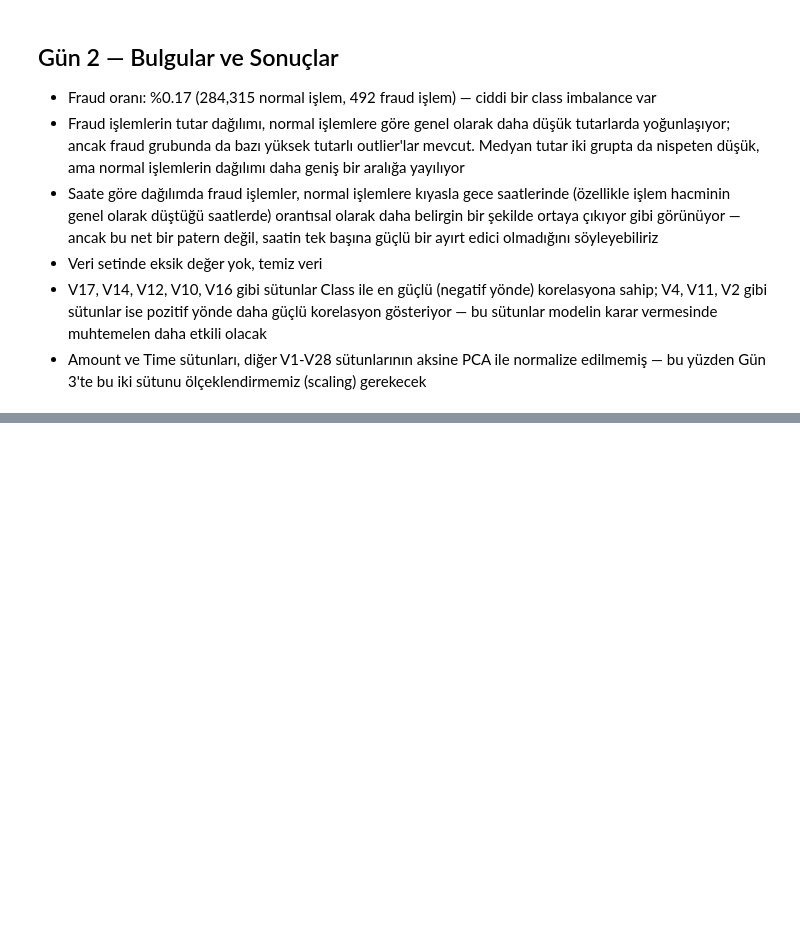
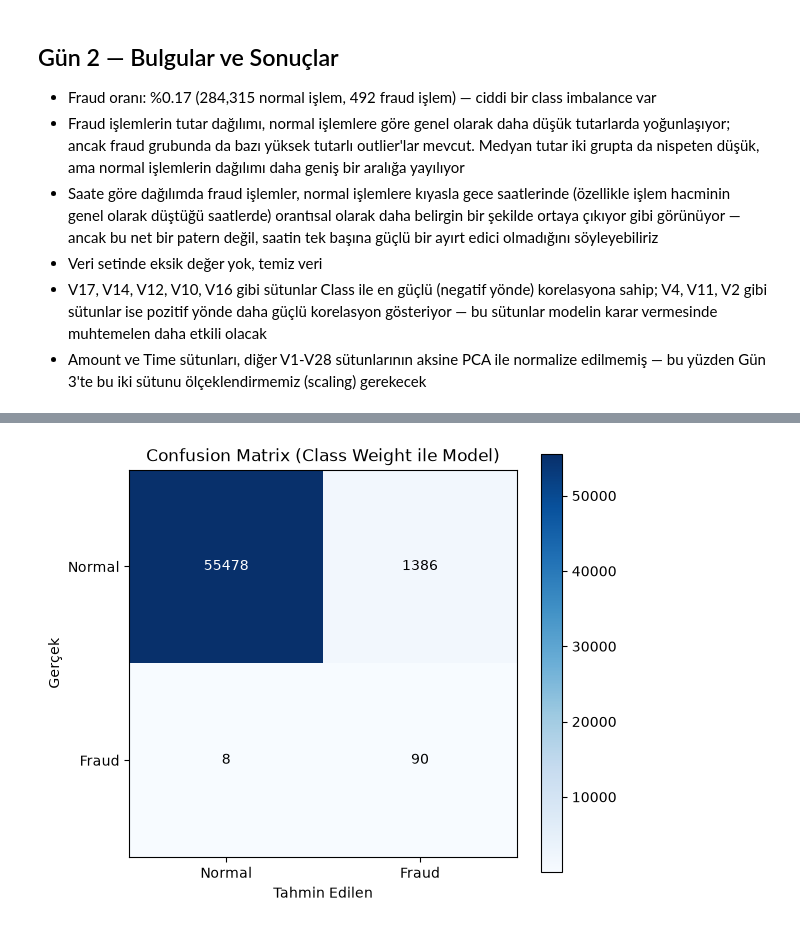
Before and after one commit to alicaners/fraud-detection-platform, a Jupyter notebook: ml-analysis/01_data_exploration.ipynb, the cells around one changed output, grey strips where cells are left out. Drawn from its saved outputs; the diff is of its cells as text; code cells hidden in the pictures; blank space fills up the shorter version.

```diff
--- a/ml-analysis/01_data_exploration.ipynb
+++ b/ml-analysis/01_data_exploration.ipynb
@@ -232,0 +304,11 @@ plt.show()
+# %%
+from sklearn.linear_model import LogisticRegression
+from sklearn.metrics import classification_report, confusion_matrix
+
+model_no_weight = LogisticRegression(max_iter=1000, random_state=42)
+model_no_weight.fit(X_train_scaled, y_train)
+
+y_pred_no_weight = model_no_weight.predict(X_test_scaled)
+
+print("Class Weight KULLANILMADAN Sonuçlar:")
+print(classification_report(y_test, y_pred_no_weight, target_names=['Normal', 'Fraud']))
@@ -232,0 +327,8 @@ plt.show()
+# %%
+model_with_weight = LogisticRegression(max_iter=1000, random_state=42, class_weight='balanced')
+model_with_weight.fit(X_train_scaled, y_train)
+
+y_pred_with_weight = model_with_weight.predict(X_test_scaled)
+
+print("Class Weight KULLANILARAK Sonuçlar:")
+print(classification_report(y_test, y_pred_with_weight, target_names=['Normal', 'Fraud']))
@@ -232,0 +345,27 @@ plt.show()
+# %%
+import numpy as np
+
+cm = confusion_matrix(y_test, y_pred_with_weight)
+
+plt.figure(figsize=(6, 5))
+plt.imshow(cm, cmap='Blues')
+plt.title('Confusion Matrix (Class Weight ile Model)')
+plt.colorbar()
+
+classes = ['Normal', 'Fraud']
+tick_marks = np.arange(len(classes))
+plt.xticks(tick_marks, classes)
+plt.yticks(tick_marks, classes)
+plt.xlabel('Tahmin Edilen')
+plt.ylabel('Gerçek')
+
+for i in range(cm.shape[0]):
+    for j in range(cm.shape[1]):
+        plt.text(j, i, format(cm[i, j], 'd'),
+                 ha="center", va="center",
+                 color="white" if cm[i, j] > cm.max() / 2 else "black")
+
+plt.tight_layout()
+plt.show()
+# %% [output]
+[figure, added]
```
Also changed, not shown: parts of 9 cells of this notebook, 1 other file.
